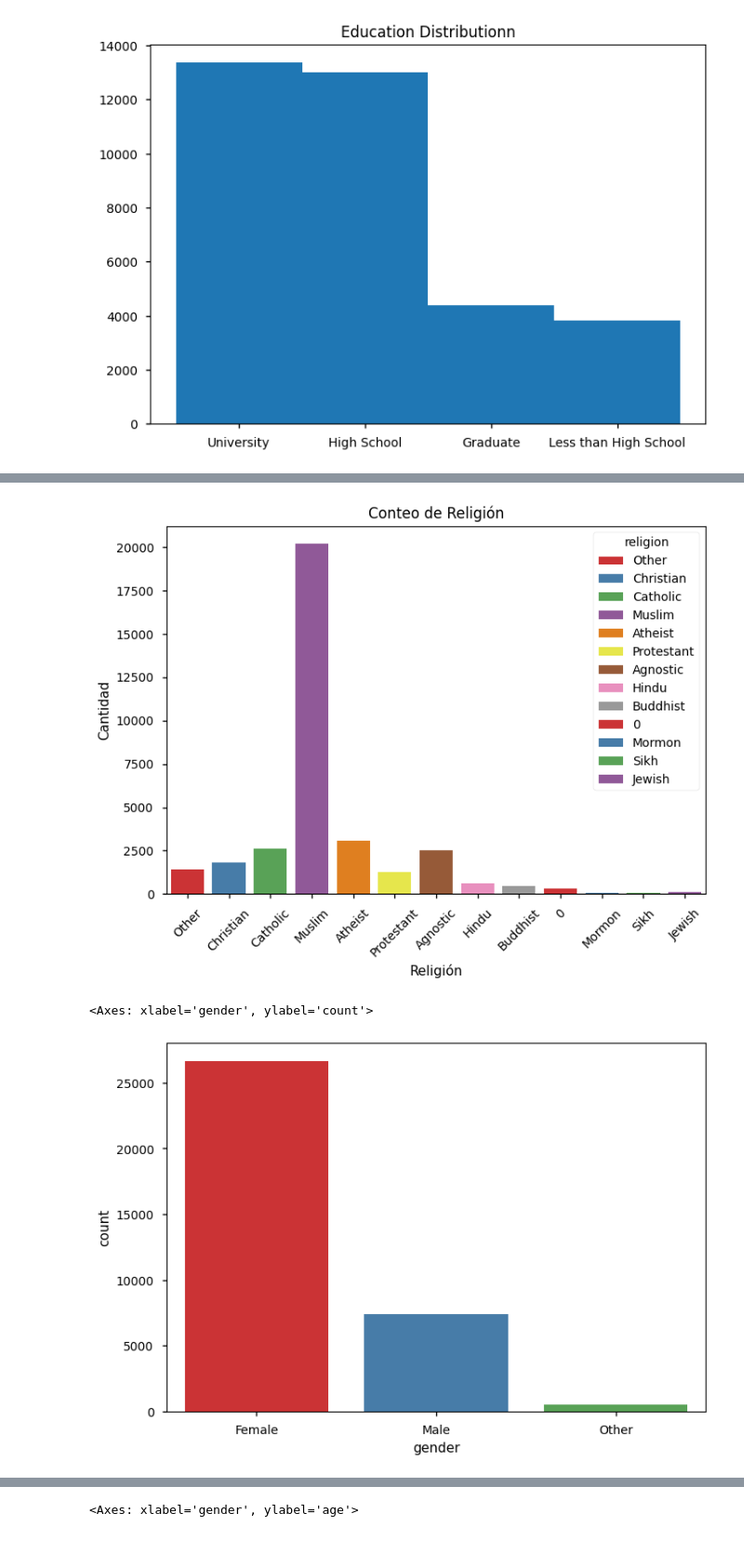
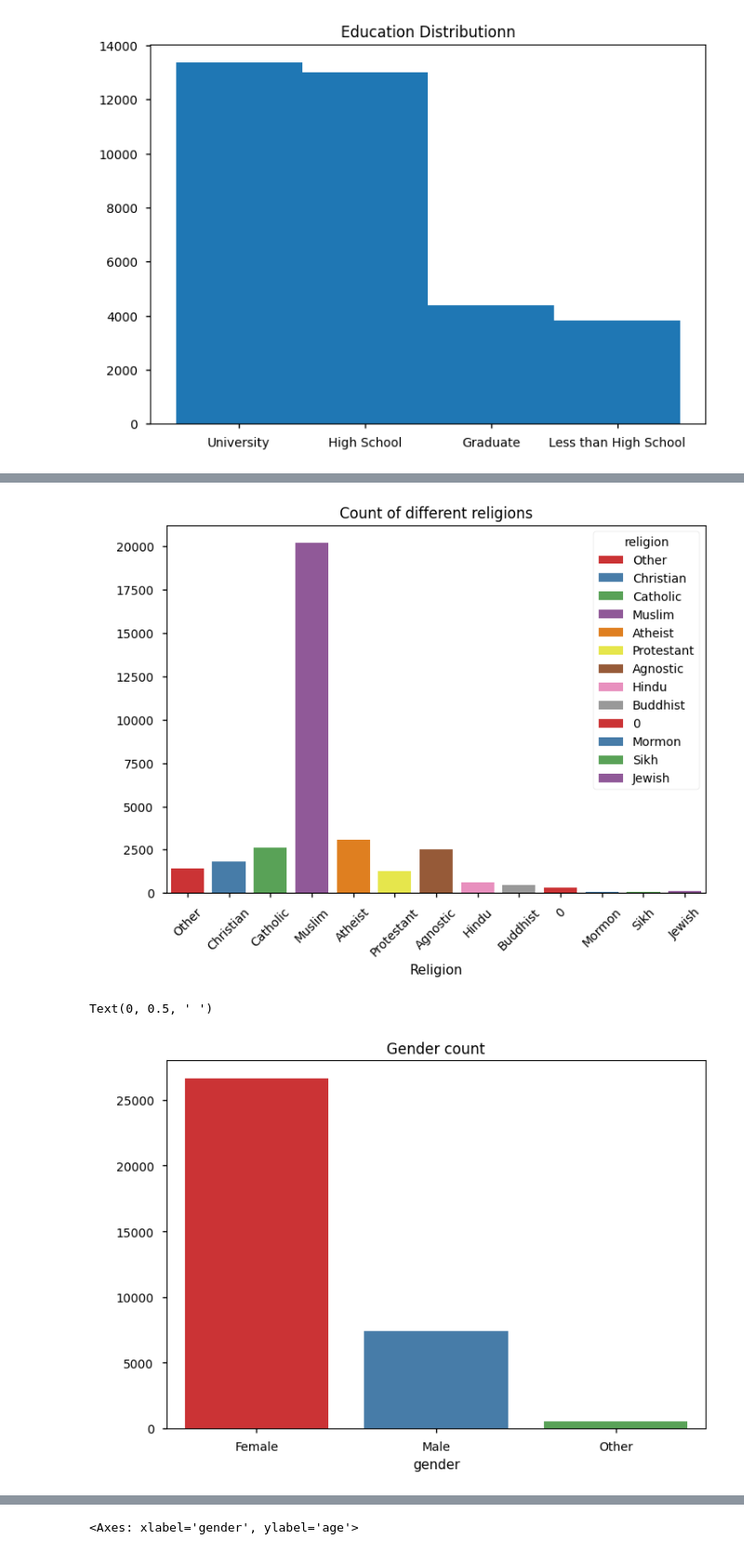
Before and after one commit to JRI11930/DASS-Responses-Analysis, a Jupyter notebook: notebooks/depression.ipynb, the cells around one changed output, grey strips where cells are left out. Shown at 93% size. Saved outputs shown, nothing was run; the diff lists cells and outputs as text; code cells hidden in the pictures.

```diff
--- a/notebooks/depression.ipynb
+++ b/notebooks/depression.ipynb
@@ -526,16 +556,19 @@ plt.legend()
 # %%
-# Gráfico de conteo de religiones
+# Now let's examine the different religions (hypothesis 3)
 sns.countplot(x='religion', data=df2, palette='Set1', hue='religion')
 
-plt.title('Conteo de Religión')
-plt.xlabel('Religión')
-plt.ylabel('Cantidad')
+plt.title('Count of different religions')
+plt.xlabel('Religion')
+plt.ylabel(' ')
 plt.xticks(rotation=45)  # Rotar las etiquetas si es necesario
 plt.show()
 # %% [output]
-[figure, old version]
+[figure, new version]
 # %%
+# Interesting question 2
 sns.countplot(x='gender', data=df2, palette= 'Set1', hue='gender')
+plt.title("Gender count")
+plt.ylabel(' ')
 # %% [output]
-<Axes: xlabel='gender', ylabel='count'>
+Text(0, 0.5, ' ')
-[figure, old version]
+[figure, new version]
```
Also changed, not shown: parts of 7 cells of this notebook.
